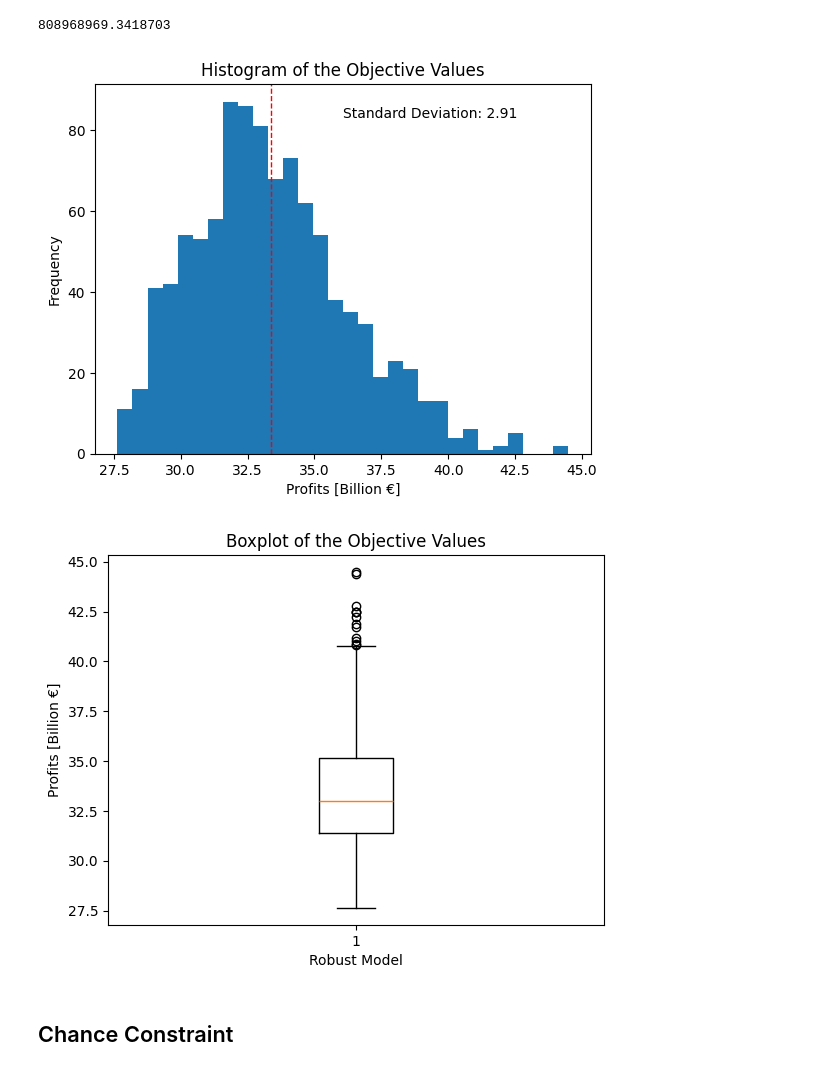
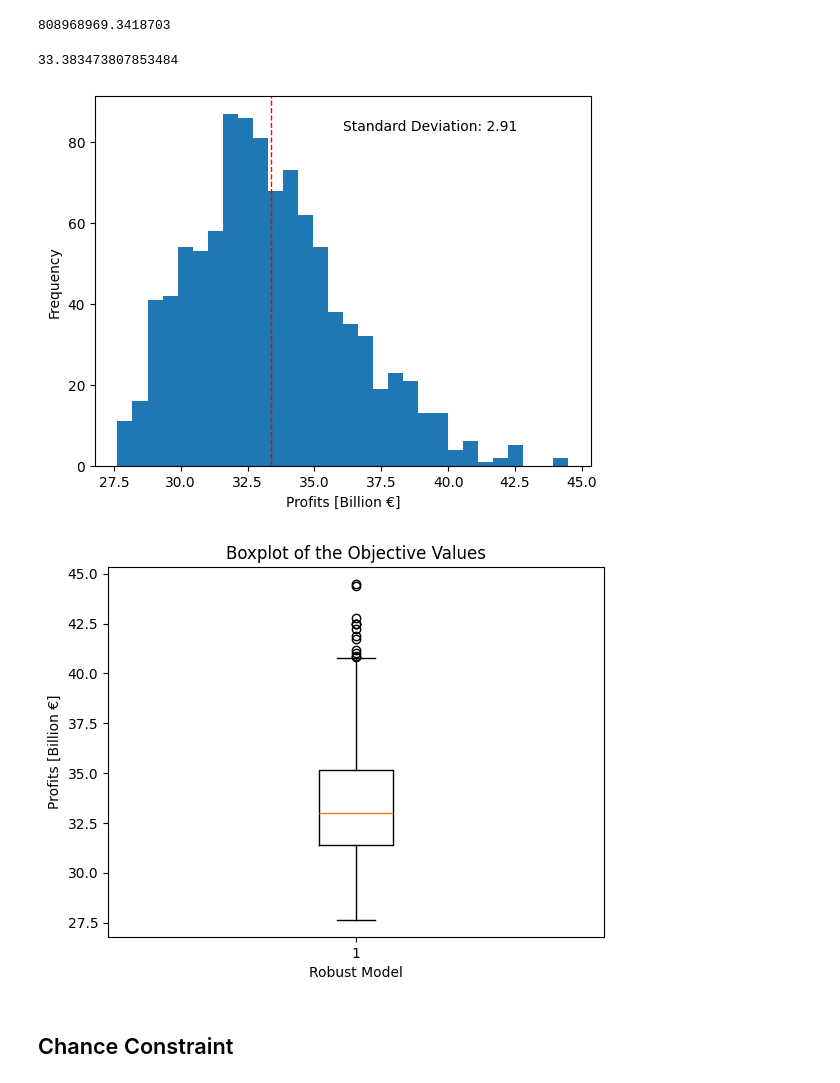
Before and after one commit to bioapfelsaft123/Opti, a Jupyter notebook: AssignmentV2/Main Code/Assignment_Class.ipynb, the cells around one changed output. Saved outputs shown, nothing was run; the diff lists cells and outputs as text; code cells hidden in the pictures.

```diff
--- a/AssignmentV2/Main Code/Assignment_Class.ipynb
+++ b/AssignmentV2/Main Code/Assignment_Class.ipynb
@@ -632,24 +637,29 @@ Train_Robust.res.df
 Train_Robust.res.rem_budget
 # %% [output]
 808968969.3418703
+# %%
+#Display expected profit
+np.mean(Train_Robust.res.objective_values)
+# %% [output]
+33.383473807853484
 # %%
 #Create a histogram of the objective values
 plt.hist(Train_Robust.res.objective_values, bins=30)
 plt.axvline(np.mean(Train_Robust.res.objective_values), color='red', linestyle='dashed', linewidth=1)
 plt.xlabel('Profits [Billion €]')
 plt.ylabel('Frequency')
-plt.title('Histogram of the Objective Values')
+#plt.title('Histogram of the Objective Values')
 plt.text(0.5, 0.9, f'Standard Deviation: {Train_Robust.res.standard_deviation.round(2)}', horizontalalignment='left', verticalalignment='bottom', transform=plt.gca().transAxes)
 plt.show()
 
 # Create a boxplot of the objective values
 plt.boxplot(Train_Robust.res.objective_values)
 plt.ylabel('Profits [Billion €]')
 plt.xlabel('Robust Model')
 plt.title('Boxplot of the Objective Values')
 plt.show()
 # %% [output]
-[figure, old version]
+[figure, new version]
 [figure]
 # %% [markdown]
 ## Chance Constraint
```
Also changed, not shown: parts of 5 cells of this notebook, 7 other files.
